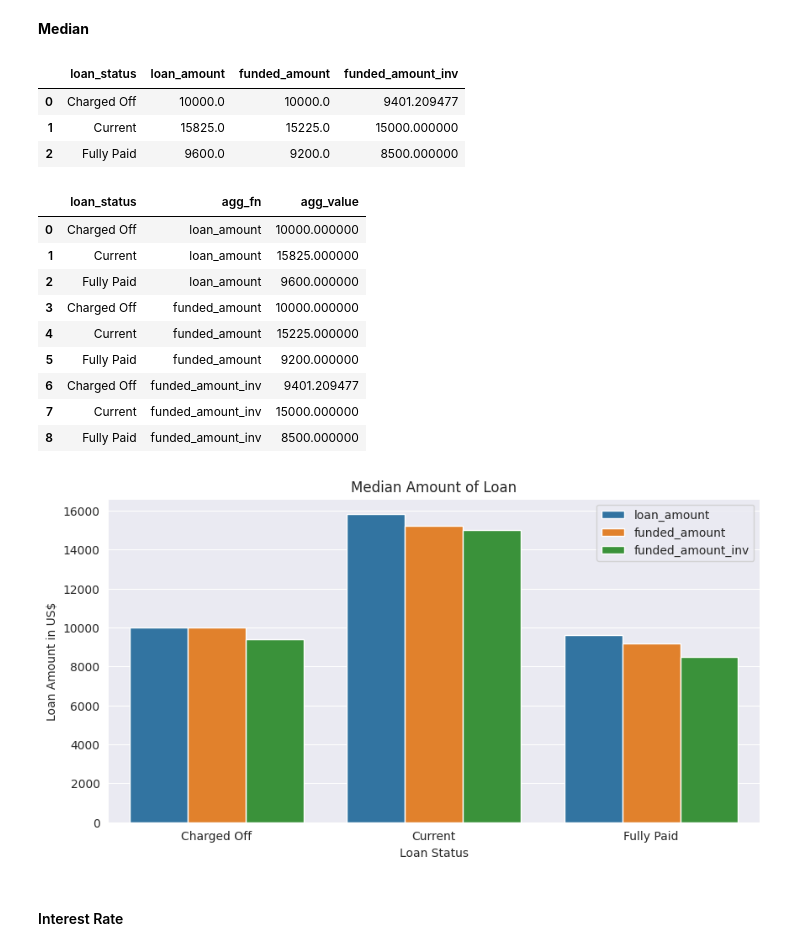
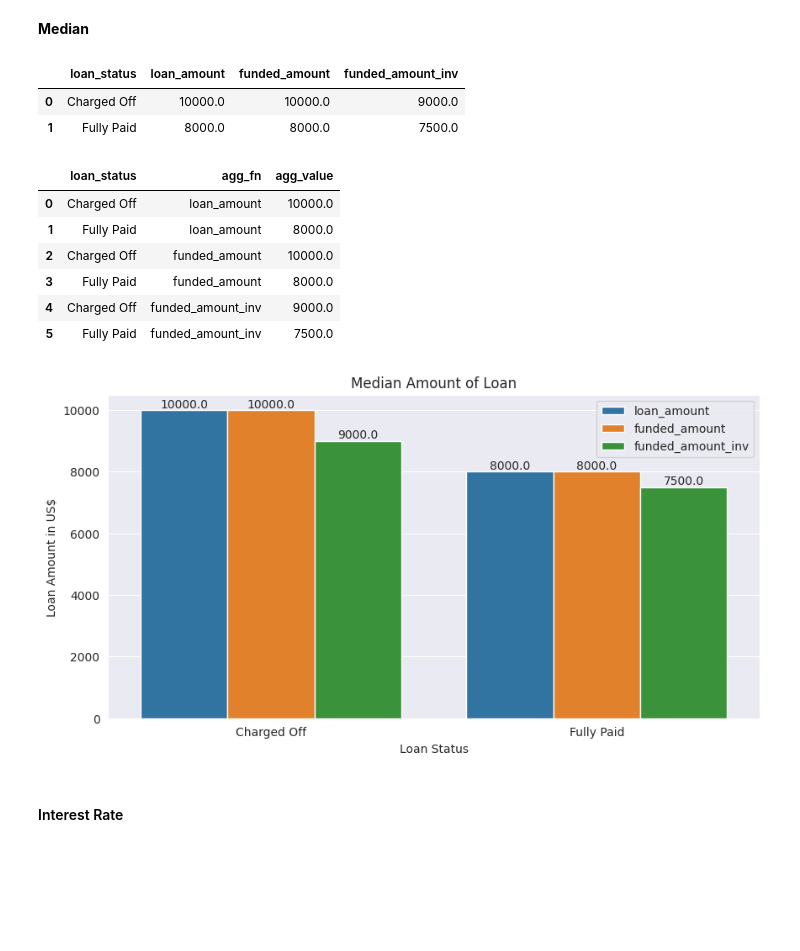
Before and after one commit to eeshangpt/lending-club-case-study, a Jupyter notebook: analysis.ipynb, the cells around one changed output. Drawn from its saved outputs; the diff is of its cells as text; code cells hidden in the pictures; blank space fills up the shorter version.

```diff
--- a/analysis.ipynb
+++ b/analysis.ipynb
@@ -85,7 +85,7 @@ As seen above, there are columns which do not contain any values. Some of the co
 # %% [markdown]
 57 columns have more than 50% vlues as null. I am choosing not to use them and dropping them from analysis.
 # %%
-column_names = df.columns[df.isna().sum() <= 0.50 * df.shape[0]].tolist()
+column_names = df.columns[df.isna().sum() <= 0.60 * df.shape[0]].tolist()
 data_df = df[column_names]
 del df
 data_df.sample(3)
@@ -206,7 +206,7 @@ data_df['emp_length'] = data_df.emp_length.apply(lambda x: x if '<' not in str(x
 data_df['revol_util'] = data_df.revol_util.apply(lambda x: float(x.strip("%")) if isinstance(x, str) else float(x))
 data_df['title'] = data_df.title.apply(lambda x: x.strip().lower() if not isinstance(x, float) else x)
 # %%
-data_df = data_df.drop(['issue_d', 'earliest_cr_line', 'url', 'last_pymnt_d', 'last_credit_pull_d'], axis=1)
+data_df = data_df.drop(['issue_d', 'earliest_cr_line', 'url', 'last_pymnt_d', 'last_credit_pull_d', 'desc'], axis=1)
 # %% [markdown]
 ## Step 2: Uni-variate Analysis
 # %% [markdown]
@@ -271,0 +334,2 @@ We observe that:
+# %%
+data_df = data_df[data_df.loan_status.isin(['Fully Paid', 'Charged Off'])]
@@ -778,3 +1152,5 @@ From these two insights we can understand that most of the people have 0 outstan
+# %%
+data_df = data_df.drop(['out_prncp', 'out_prncp_inv'], axis=1)
 # %% [markdown]
 ### Total Accounts
 
@@ -897,34 +1328,33 @@ temp_df.columns = ['loan_status', 'loan_amount', 'funded_amount', 'funded_amount
 temp_df
 # %% [output]
 |  | loan_status | loan_amount | funded_amount | funded_amount_inv |
-| 0 | Charged Off | 10000.0 | 10000.0 | 9401.209477 |
-| 1 | Current | 15825.0 | 15225.0 | 15000.000000 |
-| 2 | Fully Paid | 9600.0 | 9200.0 | 8500.000000 |
+| 0 | Charged Off | 10000.0 | 10000.0 | 9000.0 |
+| 1 | Fully Paid | 8000.0 | 8000.0 | 7500.0 |
 # %%
 temp_df = temp_df.melt(id_vars='loan_status', var_name='agg_fn', value_name='agg_value')
 temp_df
 # %% [output]
 |  | loan_status | agg_fn | agg_value |
-| 0 | Charged Off | loan_amount | 10000.000000 |
-| 1 | Current | loan_amount | 15825.000000 |
-| 2 | Fully Paid | loan_amount | 9600.000000 |
-| 3 | Charged Off | funded_amount | 10000.000000 |
-| 4 | Current | funded_amount | 15225.000000 |
-| 5 | Fully Paid | funded_amount | 9200.000000 |
-| 6 | Charged Off | funded_amount_inv | 9401.209477 |
-| 7 | Current | funded_amount_inv | 15000.000000 |
-| 8 | Fully Paid | funded_amount_inv | 8500.000000 |
+| 0 | Charged Off | loan_amount | 10000.0 |
+| 1 | Fully Paid | loan_amount | 8000.0 |
+| 2 | Charged Off | funded_amount | 10000.0 |
+| 3 | Fully Paid | funded_amount | 8000.0 |
+| 4 | Charged Off | funded_amount_inv | 9000.0 |
+| 5 | Fully Paid | funded_amount_inv | 7500.0 |
 # %%
 plt.figure(figsize=(10, 5))
 ax = sns.barplot(data=temp_df, x='loan_status', y='agg_value', hue='agg_fn')
+ax.bar_label(ax.containers[0], fmt="{:0.1f}")
+ax.bar_label(ax.containers[1], fmt="{:0.1f}")
+ax.bar_label(ax.containers[2], fmt="{:0.1f}")
 plt.title("Median Amount of Loan")
 plt.xlabel("Loan Status")
 plt.ylabel("Loan Amount in US$")
 plt.legend()
 plt.show()
 del temp_df
 # %% [output]
-[figure, old version]
+[figure, new version]
 # %% [markdown]
 #### Interest Rate
 # %%
```
Also changed, not shown: parts of 203 cells of this notebook.
